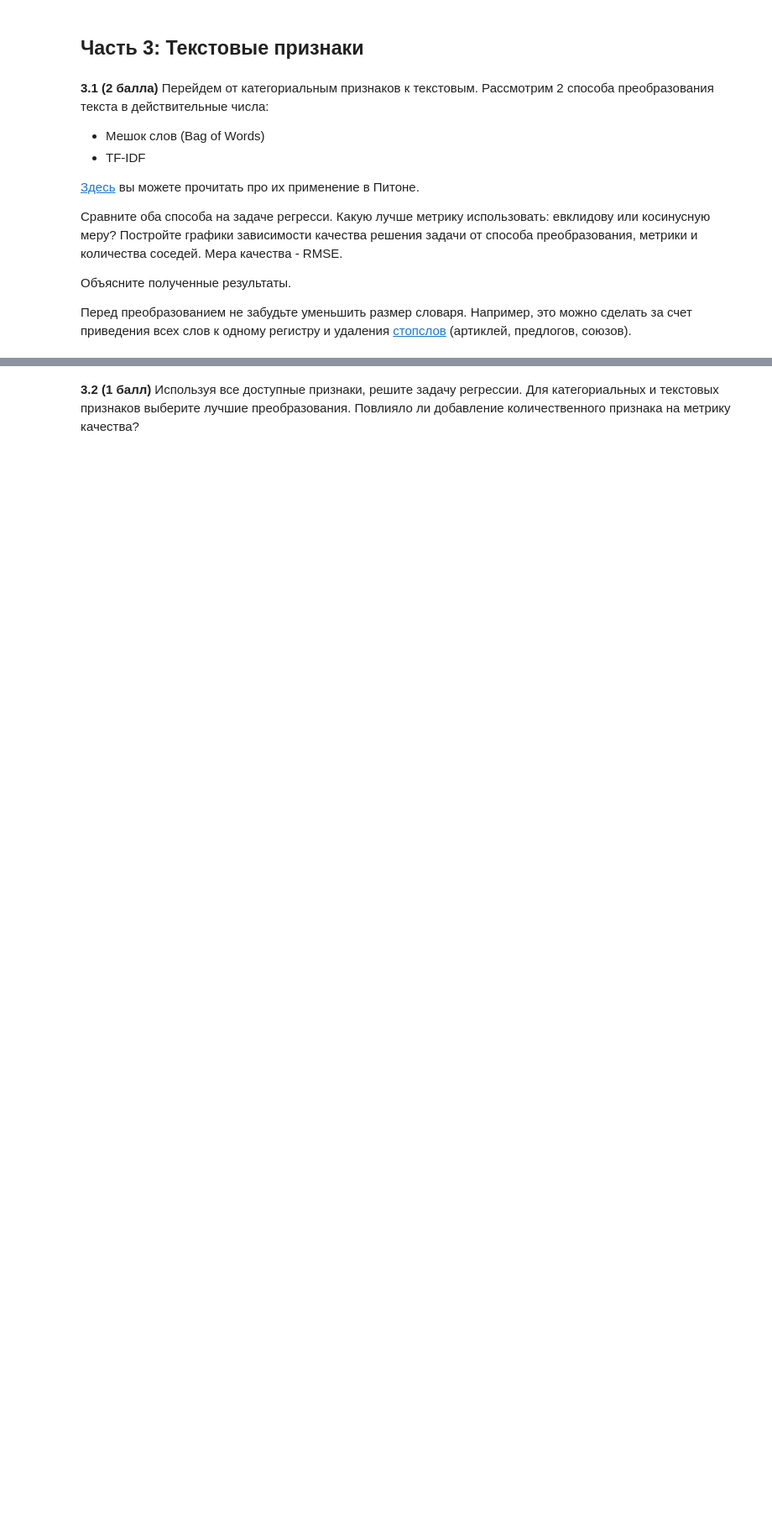
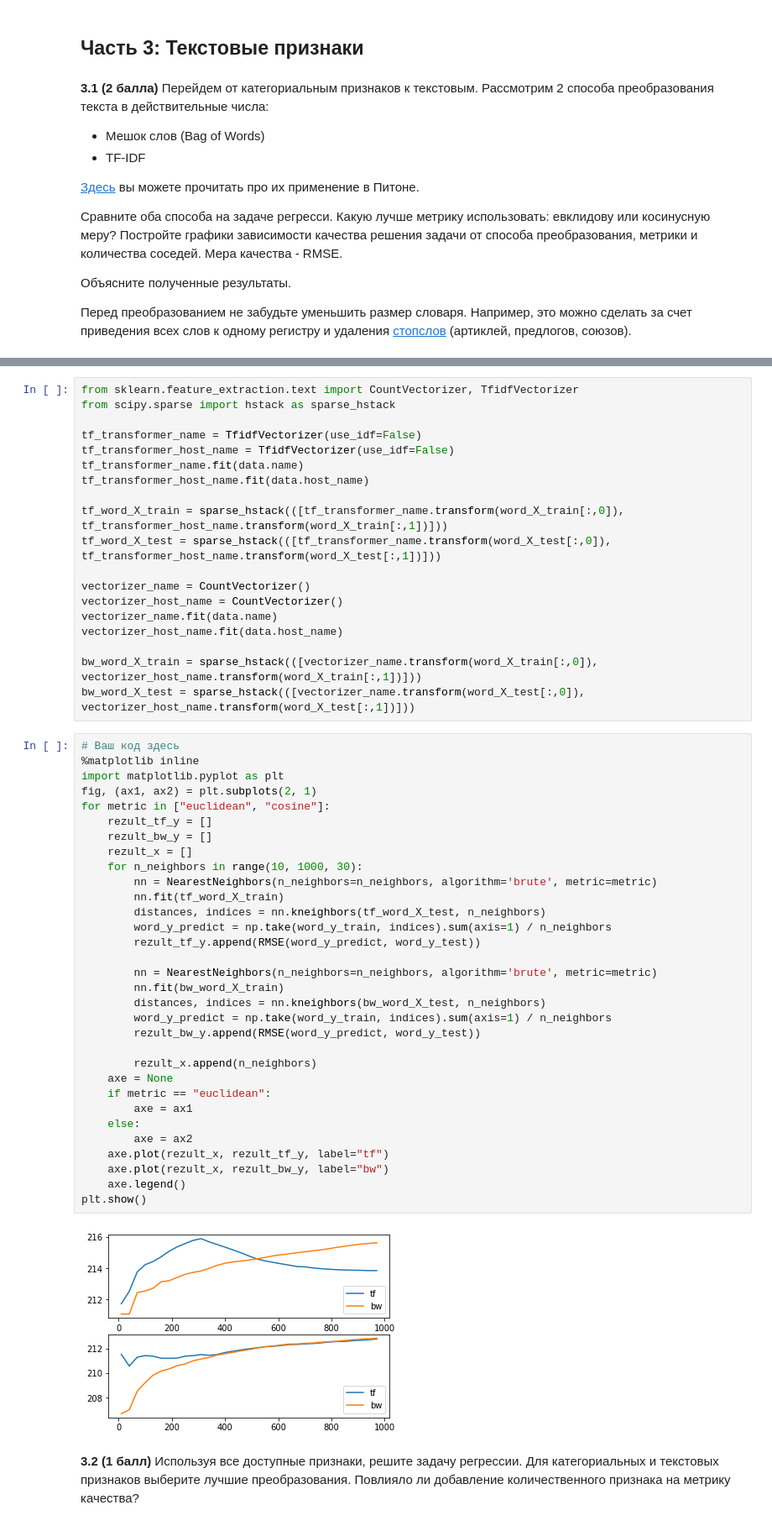
Before and after one commit to Nastormo/mmro_2019, a Jupyter notebook: task_2/homework-practice-02-SmirnovLev.ipynb, the cells around one changed output, grey strips where cells are left out. Shown: that part at 84% size. Saved outputs shown, nothing was run; the diff lists cells and outputs as text; blank space fills up the shorter version.

```diff
--- a/task_2/homework-practice-02-SmirnovLev.ipynb
+++ b/task_2/homework-practice-02-SmirnovLev.ipynb
@@ -385,2 +575,55 @@ p_j(c) = g(T_i | f_j(x_i) = c),
+# %%
+from sklearn.feature_extraction.text import CountVectorizer, TfidfVectorizer
+from scipy.sparse import hstack as sparse_hstack
+
+tf_transformer_name = TfidfVectorizer(use_idf=False)
+tf_transformer_host_name = TfidfVectorizer(use_idf=False)
+tf_transformer_name.fit(data.name)
+tf_transformer_host_name.fit(data.host_name)
+
+tf_word_X_train = sparse_hstack(([tf_transformer_name.transform(word_X_train[:,0]), tf_transformer_host_name.transform(word_X_train[:,1])]))
+tf_word_X_test = sparse_hstack(([tf_transformer_name.transform(word_X_test[:,0]), tf_transformer_host_name.transform(word_X_test[:,1])]))
+
+vectorizer_name = CountVectorizer()
+vectorizer_host_name = CountVectorizer()
+vectorizer_name.fit(data.name)
+vectorizer_host_name.fit(data.host_name)
+
+bw_word_X_train = sparse_hstack(([vectorizer_name.transform(word_X_train[:,0]), vectorizer_host_name.transform(word_X_train[:,1])]))
+bw_word_X_test = sparse_hstack(([vectorizer_name.transform(word_X_test[:,0]), vectorizer_host_name.transform(word_X_test[:,1])]))
+# %%
+# Ваш код здесь
+%matplotlib inline
+import matplotlib.pyplot as plt
+fig, (ax1, ax2) = plt.subplots(2, 1)
+for metric in ["euclidean", "cosine"]:
+    rezult_tf_y = []
+    rezult_bw_y = []
+    rezult_x = []
+    for n_neighbors in range(10, 1000, 30):
+        nn = NearestNeighbors(n_neighbors=n_neighbors, algorithm='brute', metric=metric)
+        nn.fit(tf_word_X_train)
+        distances, indices = nn.kneighbors(tf_word_X_test, n_neighbors)
+        word_y_predict = np.take(word_y_train, indices).sum(axis=1) / n_neighbors
+        rezult_tf_y.append(RMSE(word_y_predict, word_y_test))
+
+        nn = NearestNeighbors(n_neighbors=n_neighbors, algorithm='brute', metric=metric)
+        nn.fit(bw_word_X_train)
+        distances, indices = nn.kneighbors(bw_word_X_test, n_neighbors)
+        word_y_predict = np.take(word_y_train, indices).sum(axis=1) / n_neighbors
+        rezult_bw_y.append(RMSE(word_y_predict, word_y_test))
+
+        rezult_x.append(n_neighbors)
+    axe = None
+    if metric == "euclidean":
+        axe = ax1
+    else:
+        axe = ax2
+    axe.plot(rezult_x, rezult_tf_y, label="tf")
+    axe.plot(rezult_x, rezult_bw_y, label="bw")
+    axe.legend()
+plt.show()
+# %% [output]
+[figure, added]
 # %% [markdown]
 <b>3.2 (1 балл)</b> Используя все доступные признаки, решите задачу регрессии. Для категориальных и текстовых признаков выберите лучшие преобразования. Повлияло ли добавление количественного признака на метрику качества?
```
Also changed, not shown: parts of 36 cells of this notebook, 2 other files.
